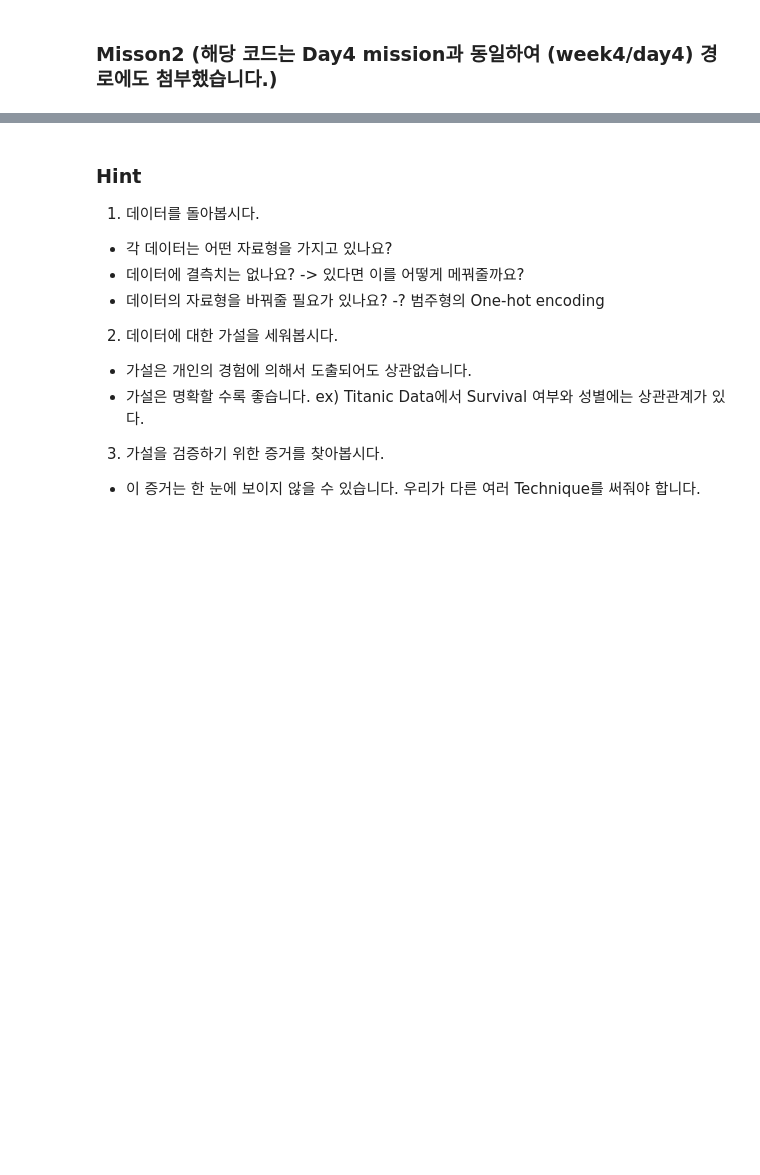
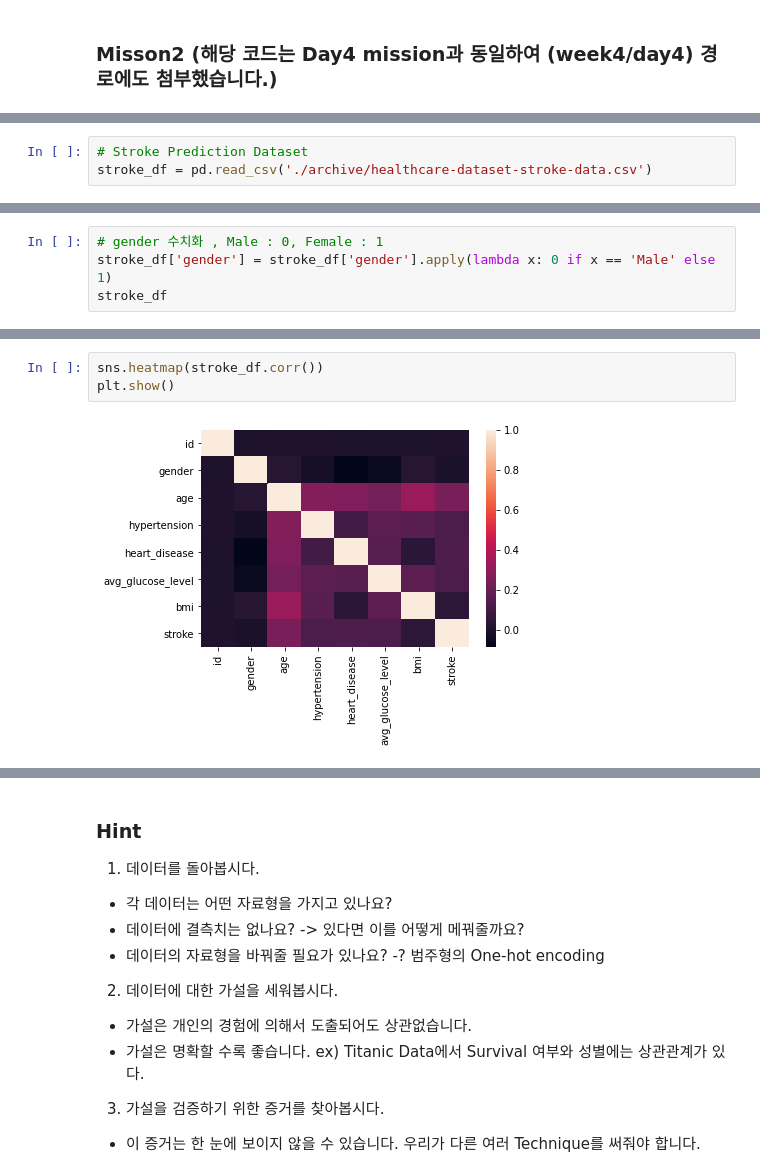
Before and after one commit to super-corini/programmers_kdt_II, a Jupyter notebook: 4. EDA.ipynb, the cells around one changed output, grey strips where cells are left out. Saved outputs shown, nothing was run; the diff lists cells and outputs as text; blank space fills up the shorter version.

```diff
--- a/4. EDA.ipynb
+++ b/4. EDA.ipynb
@@ -335,0 +343,3 @@ Name: Age, dtype: float64
+# %%
+# Stroke Prediction Dataset
+stroke_df = pd.read_csv('./archive/healthcare-dataset-stroke-data.csv')
@@ -335,0 +369,4 @@ Name: Age, dtype: float64
+# %%
+# gender 수치화 , Male : 0, Female : 1
+stroke_df['gender'] = stroke_df['gender'].apply(lambda x: 0 if x == 'Male' else 1)
+stroke_df
@@ -335,0 +399,5 @@ Name: Age, dtype: float64
+# %%
+sns.heatmap(stroke_df.corr())
+plt.show()
+# %% [output]
+[figure, added]
```
Also changed, not shown: parts of 13 cells of this notebook, 4 other files.
